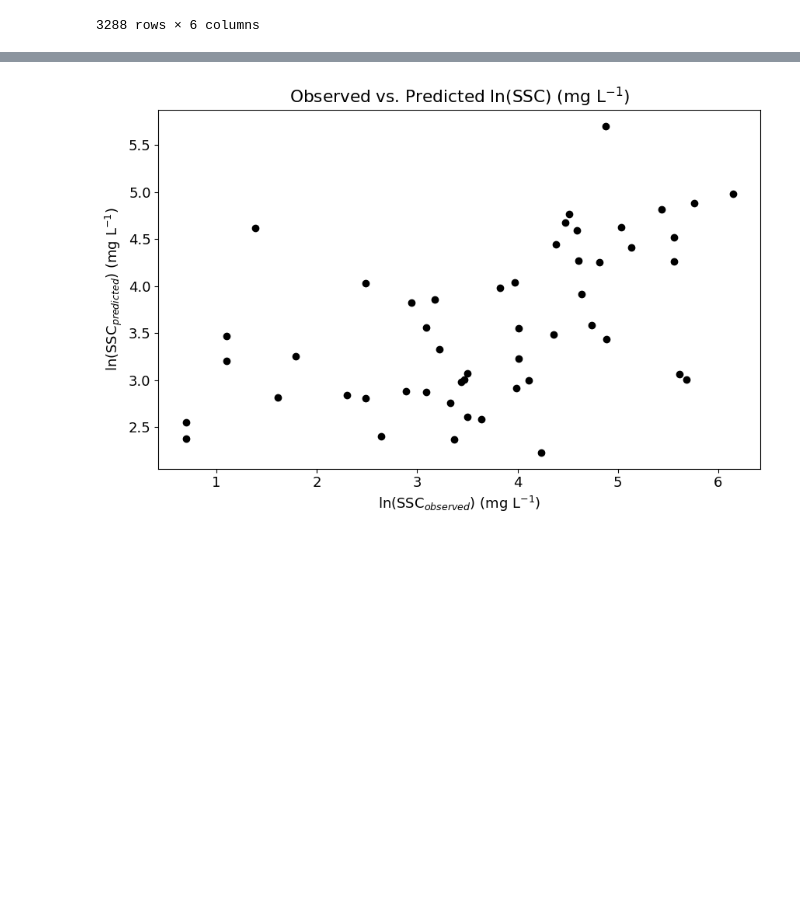
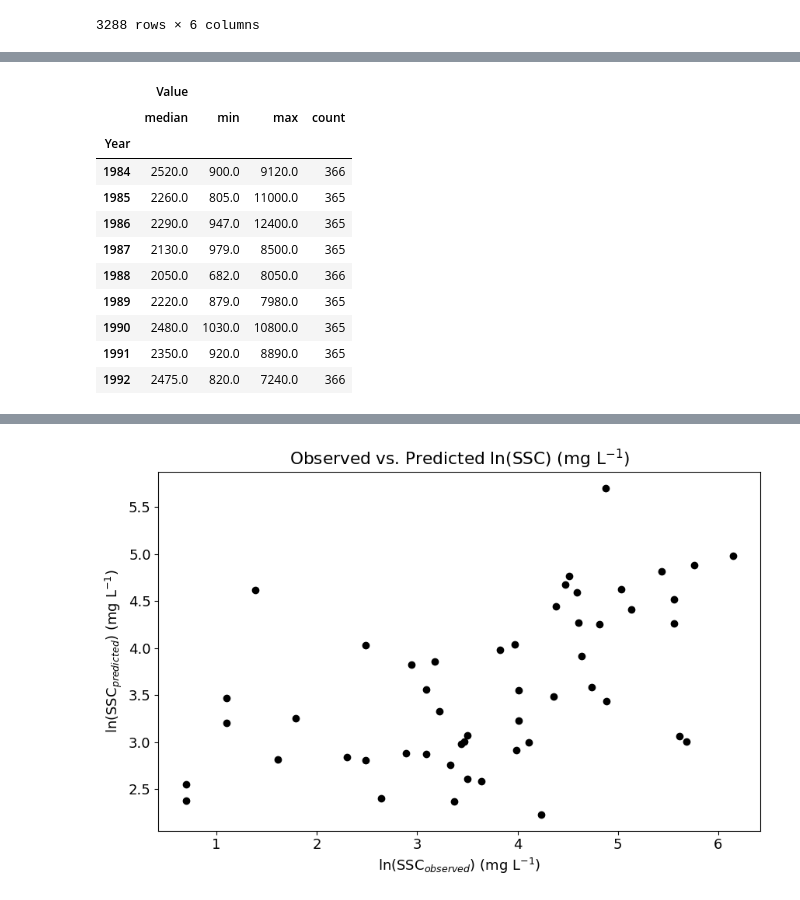
Before and after one commit to erinnfairley/SSC-Remote-Sensing-Fraser-River, a Jupyter notebook: SSCRemoteSensing_cleancode.ipynb, the cells around one changed output, grey strips where cells are left out. Drawn from its saved outputs; the diff is of its cells as text; code cells hidden in the pictures; blank space fills up the shorter version.

```diff
--- a/SSCRemoteSensing_cleancode.ipynb
+++ b/SSCRemoteSensing_cleancode.ipynb
@@ -420 +439,19 @@ display(summary_stats)
+# %%
+summary_stats3 = discharge_sediment.groupby('Year').agg({
+    'Value': ['median', 'min', 'max', 'count']})  # Fill NaNs with 0, or use .fillna(method='ffill') to propagate last valid observation forward
+
+display(summary_stats3)
+# %% [output]
+|  | Value |  |  |  |
+|  | median | min | max | count |
+| Year |  |  |  |  |
+| 1984 | 2520.0 | 900.0 | 9120.0 | 366 |
+| 1985 | 2260.0 | 805.0 | 11000.0 | 365 |
+| 1986 | 2290.0 | 947.0 | 12400.0 | 365 |
+| 1987 | 2130.0 | 979.0 | 8500.0 | 365 |
+| 1988 | 2050.0 | 682.0 | 8050.0 | 366 |
+| 1989 | 2220.0 | 879.0 | 7980.0 | 365 |
+| 1990 | 2480.0 | 1030.0 | 10800.0 | 365 |
+| 1991 | 2350.0 | 920.0 | 8890.0 | 365 |
+| 1992 | 2475.0 | 820.0 | 7240.0 | 366 |
 # %%
```
Also changed, not shown: parts of 3 cells of this notebook.
